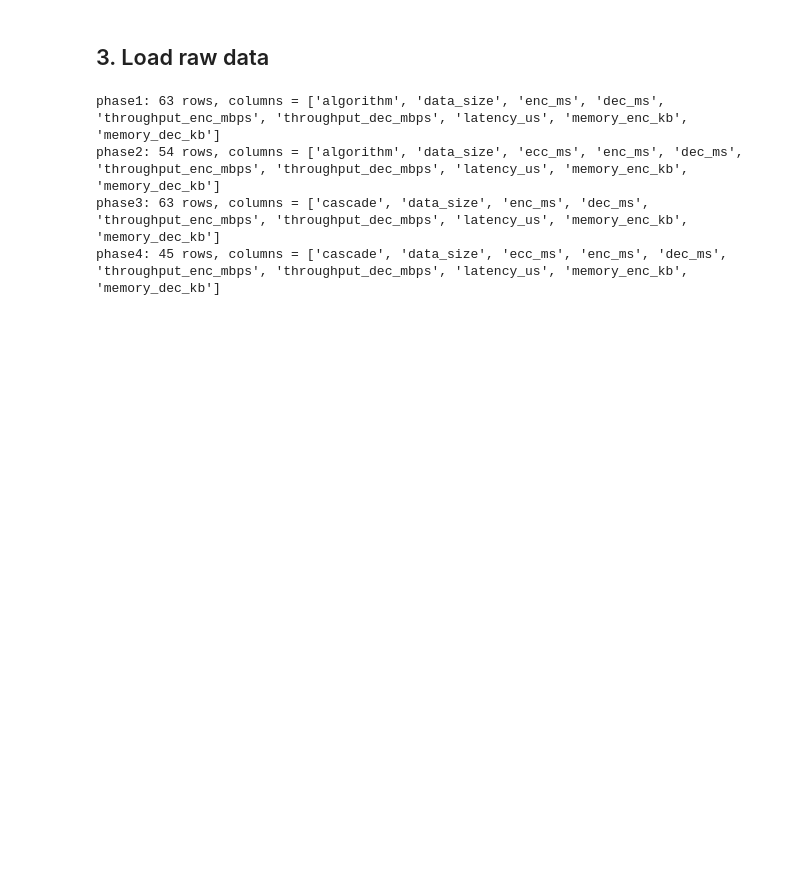
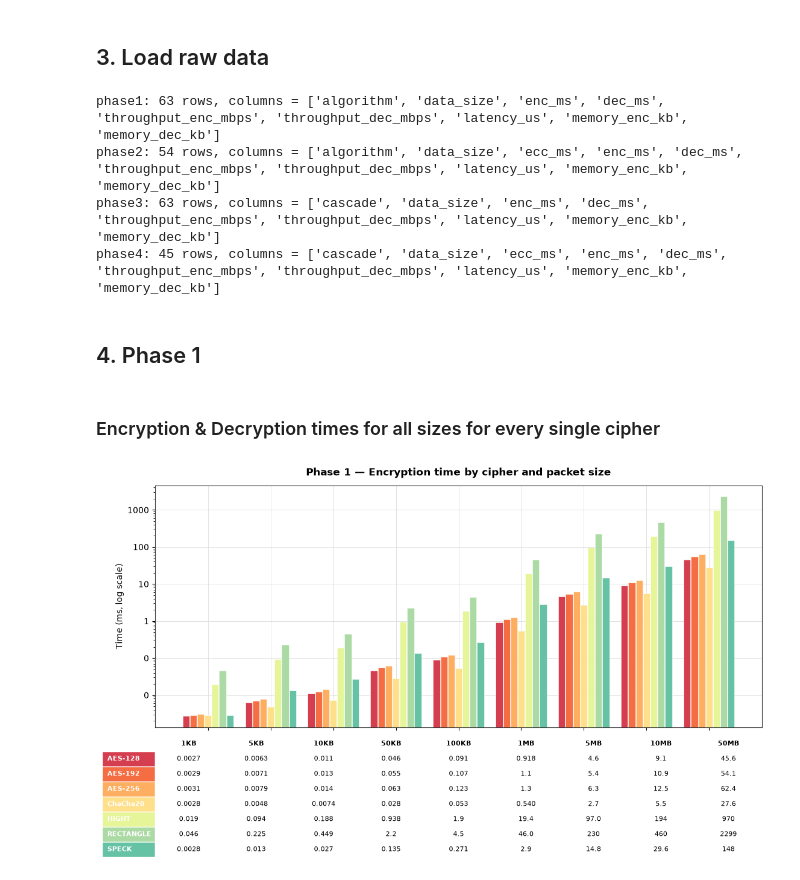
Before and after one commit to GuilhermebV27/PRISEC-IV-Context-Aware-Cryptography, a Jupyter notebook: benchmark-analysis/analysis.ipynb, the cells around one changed output. Cells and saved outputs as stored; diff of their text form; code cells hidden in the pictures; blank space fills up the shorter version.

```diff
--- a/benchmark-analysis/analysis.ipynb
+++ b/benchmark-analysis/analysis.ipynb
@@ -78,3 +78,7 @@ phase1: 63 rows, columns = ['algorithm', 'data_size', 'enc_ms', 'dec_ms', 'throu
 phase2: 54 rows, columns = ['algorithm', 'data_size', 'ecc_ms', 'enc_ms', 'dec_ms', 'throughput_enc_mbps', 'throughput_dec_mbps', 'latency_us', 'memory_enc_kb', 'memory_dec_kb']
 phase3: 63 rows, columns = ['cascade', 'data_size', 'enc_ms', 'dec_ms', 'throughput_enc_mbps', 'throughput_dec_mbps', 'latency_us', 'memory_enc_kb', 'memory_dec_kb']
 phase4: 45 rows, columns = ['cascade', 'data_size', 'ecc_ms', 'enc_ms', 'dec_ms', 'throughput_enc_mbps', 'throughput_dec_mbps', 'latency_us', 'memory_enc_kb', 'memory_dec_kb']
+# %% [markdown]
+## 4. Phase 1
+# %% [markdown]
+### Encryption & Decryption times for all sizes for every single cipher
@@ -80,0 +154,8 @@ phase4: 45 rows, columns = ['cascade', 'data_size', 'ecc_ms', 'enc_ms', 'dec_ms'
+# %%
+bar_chart_with_table(
+    p1, category_col="algorithm", value_col="enc_ms",
+    title="Phase 1 — Encryption time by cipher and packet size",
+    out_name="fig_A6_phase1_enc_time_table",
+)
+# %% [output]
+[figure, added]
```
Also changed, not shown: parts of 11 cells of this notebook, 21 other files.
